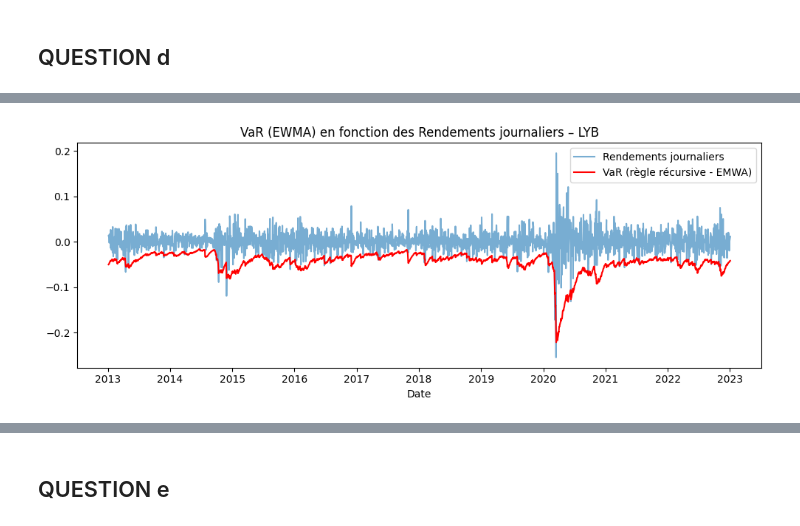
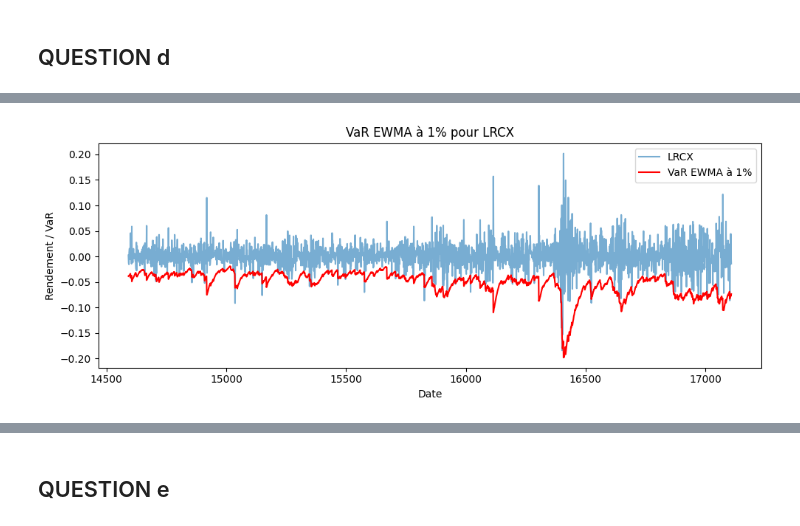
Before and after one commit to VincentD1209/TP1-ECONO, a Jupyter notebook: TP1 Q2.ipynb, the cells around one changed output, grey strips where cells are left out. Cells and saved outputs as stored; diff of their text form; code cells hidden in the pictures.

```diff
--- a/TP1 Q2.ipynb
+++ b/TP1 Q2.ipynb
@@ -10,7 +10,7 @@ import wrds
 from scipy.stats import norm
 # %%
 # Connexion à la base de données WRDS
-db = wrds.Connection(wrds_username='vince1209')
+db = wrds.Connection(wrds_username='lilas_bertot')
 
 # Changer le nom après wrds_username pour te connecter,
 # entrer le nom d'utilisateur puis ton mot de passe dans la barre du haut,
@@ -305,9 +343,9 @@ titles_for_var = {
 }
 
 # Secteurs pour analyse sectorielle
-secteurs = {
-    'Indices': ['SPX'],
-    'Technologie': ['VRSN', 'LRCX', 'LOGI'],
-    'Énergie': ['VLO', 'LYB', 'DVN']
+sectors = {
+    'Indice de marché': ['SPX'],
+    'Secteur Technologie': ['VRSN', 'LRCX', 'LOGI'],
+    'Secteur Énergie': ['VLO', 'LYB', 'DVN']
 }
 # %%
@@ -406,67 +455,39 @@ ES à 5% : -4.4860%
 # %% [markdown]
 ## QUESTION d
 # %%
-def compute_ewma_var(returns_data, name, lambda_=0.94, alpha=0.01):
-    returns = returns_data.dropna().values
-    dates = returns_data.dropna().index
+def plot_ewma_var_individual(tickers, titles_dict, lambda_=0.94, alpha=0.01):
+    window = 252
+    z = np.percentile(np.random.randn(100000), alpha * 100)
 
-    # Initialiser avec la variance empirique sur la première année
-    window = 252
-    initial_var = np.var(returns[:window])
-    ewma_var = [initial_var]
+    for ticker in tickers:
+        df = titles_dict[ticker].copy()
+        returns = df['ret'].dropna()
+        dates = returns.index
 
-    for r in returns[window:]:
-        new_var = lambda_ * ewma_var[-1] + (1 - lambda_) * r**2
-        ewma_var.append(new_var)
+        ewma_var = [np.var(returns[:window])]
+        for r in returns[window:]:
+            new_var = lambda_ * ewma_var[-1] + (1 - lambda_) * r**2
+            ewma_var.append(new_var)
 
-    # Convertir variance en écart-type
-    sigma = np.sqrt(ewma_var)
-    mu = np.mean(returns)
+        sigma = np.sqrt(ewma_var)
+        mu = returns.mean()
+        var_series = mu + z * sigma
 
-    # VaR dynamique non-paramétrique (quantile de la normale)
-    z = np.percentile(np.random.randn(100000), alpha * 100)
-    var_series = mu + z * sigma
+        var_dates = dates[window:]
+        realized_returns = returns[window:]
 
-    # Réaligner les dates et rendements réalisés
-    realized_returns = returns[window:]
-    dates_aligned = dates[window:]
+        # Tracer
+        plt.figure(figsize=(10, 4))
+        plt.plot(var_dates, realized_returns, label=ticker, alpha=0.6)
+        plt.plot(var_dates, var_series[1:], label='VaR EWMA à 1%', color='red')
+        plt.title(f'VaR EWMA à 1% pour {ticker}')
+        plt.xlabel('Date')
+        plt.ylabel('Rendement / VaR')
+        plt.legend()
+        plt.tight_layout()
+        plt.show()
 
-    plt.figure(figsize=(10, 4))
-    var_series = var_series[1:]
-    plt.plot(dates_aligned, realized_returns, label='Rendements journaliers', alpha=0.6)
-    plt.plot(dates_aligned, var_series, label='VaR (règle récursive - EMWA)', color='red')
-    plt.title(f'VaR (EWMA) en fonction des Rendements journaliers – {name}')
-    plt.xlabel('Date')
-    plt.legend()
-    plt.tight_layout()
-    plt.show()
+all_tickers = ['SPX', 'VRSN', 'LRCX', 'LOGI', 'VLO', 'LYB', 'DVN']
 
-def create_sector_portfolio(sector_tickers, titles_dict):
-
-    sector_returns = []
-
-    for ticker in sector_tickers:
-        returns = titles_dict[ticker]['ret'].dropna()
-        sector_returns.append(returns)
-
-    # Aligner toutes les séries temporelles et calculer la moyenne
-    aligned_returns = pd.concat(sector_returns, axis=1, keys=sector_tickers)
-    portfolio_returns = aligned_returns.mean(axis=1, skipna=True).dropna()
-
-    return portfolio_returns
-
-# SPX
-print("SPX")
-spx_returns = titles_for_var['SPX']['ret']
-compute_ewma_var(spx_returns, "SPX")
-
-# Secteur Technologie
-print("\nSECTEUR TECHNOLOGIE")
-tech_portfolio = create_sector_portfolio(secteurs['Technologie'], titles_for_var)
-compute_ewma_var(tech_portfolio, "Secteur Technologie (Portefeuille équipondéré)")
-
-# Secteur Énergie
-print("\nSECTEUR ÉNERGIE")
-energy_portfolio = create_sector_portfolio(secteurs['Énergie'], titles_for_var)
-compute_ewma_var(energy_portfolio, "Secteur Énergie (Portefeuille équipondéré)")
+plot_ewma_var_individual(all_tickers, titles_for_var)
 # %% [output]
@@ -475 +496 @@ compute_ewma_var(energy_portfolio, "Secteur Énergie (Portefeuille équipondér
-[figure, old version]
+[figure, new version]
```
Also changed, not shown: parts of 10 cells of this notebook.
